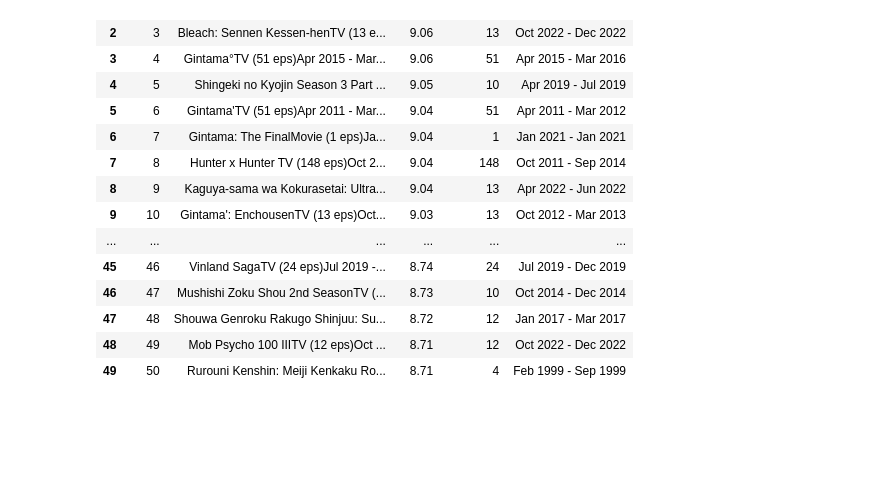
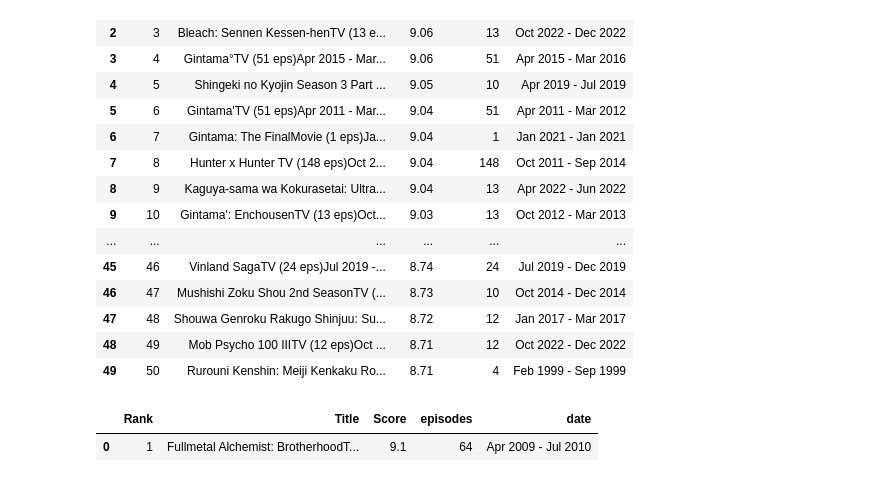
Before and after one commit to vivekCreates/Pandas, a Jupyter notebook: feature-extraction.ipynb, the cells around one changed output. Drawn from its saved outputs; the diff is of its cells as text; code cells hidden in the pictures; blank space fills up the shorter version.

Commit message:
Add output display for highest-rated anime in feature extraction notebook

```diff
--- a/feature-extraction.ipynb
+++ b/feature-extraction.ipynb
@@ -168,3 +168,8 @@ anime
 | 47 | 48 | Shouwa Genroku Rakugo Shinjuu: Su... | 8.72 | 12 | Jan 2017 - Mar 2017 |
 | 48 | 49 | Mob Psycho 100 IIITV (12 eps)Oct ... | 8.71 | 12 | Oct 2022 - Dec 2022 |
 | 49 | 50 | Rurouni Kenshin: Meiji Kenkaku Ro... | 8.71 | 4 | Feb 1999 - Sep 1999 |
+# %%
+anime[anime["Score"]==anime["Score"].max()]
+# %% [output]
+|  | Rank | Title | Score | episodes | date |
+| 0 | 1 | Fullmetal Alchemist: BrotherhoodT... | 9.1 | 64 | Apr 2009 - Jul 2010 |
```
